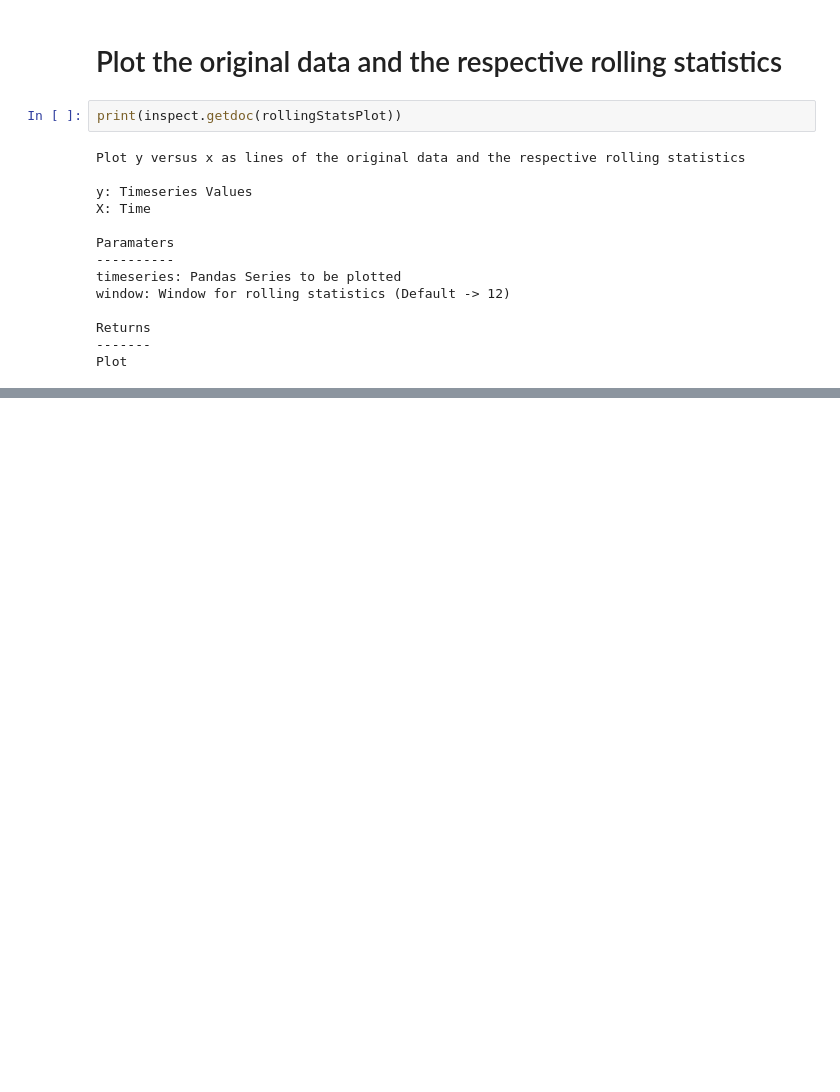
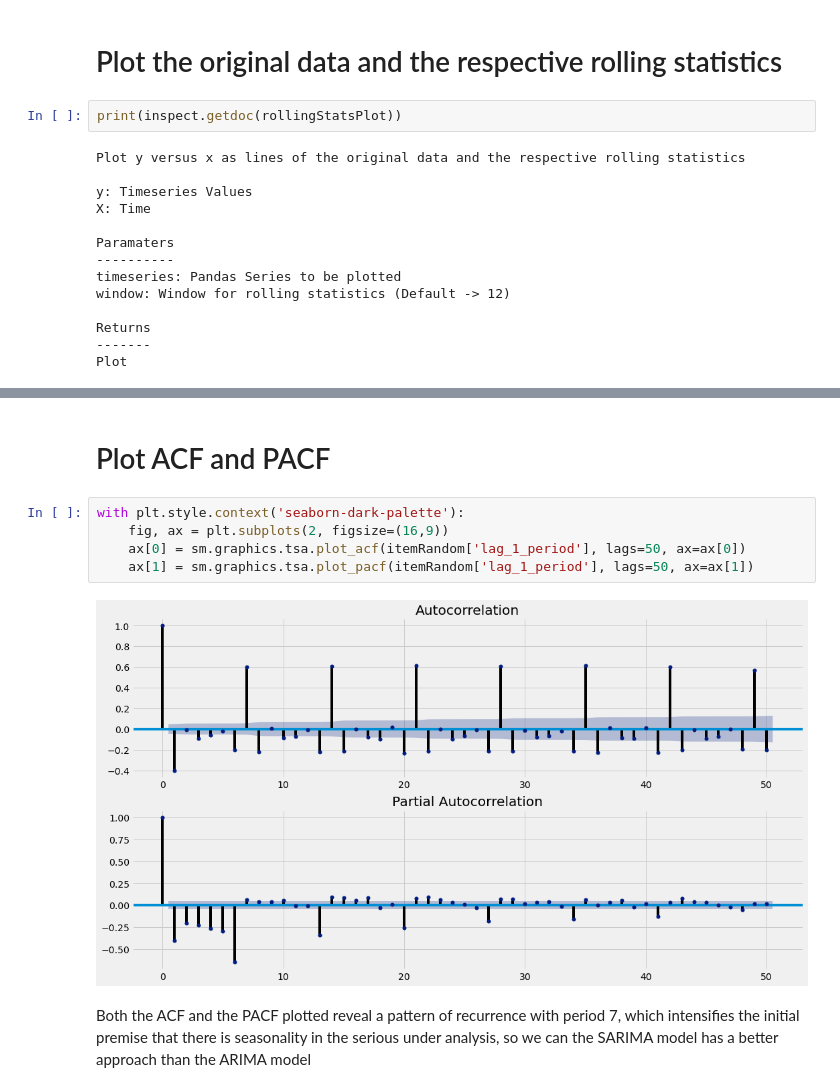
Before and after one commit to FabioCaffarello/Demand-Forecasting, a Jupyter notebook: 02-NoteBooks/01-Baseline.ipynb, the cells around one changed output, grey strips where cells are left out. Cells and saved outputs as stored; diff of their text form; blank space fills up the shorter version.

```diff
--- a/02-NoteBooks/01-Baseline.ipynb
+++ b/02-NoteBooks/01-Baseline.ipynb
@@ -132,0 +155,11 @@ rollingStatsPlot(item_random['sales'])
+# %% [markdown]
+# Plot ACF and PACF
+# %%
+with plt.style.context('seaborn-dark-palette'):
+    fig, ax = plt.subplots(2, figsize=(16,9))
+    ax[0] = sm.graphics.tsa.plot_acf(itemRandom['lag_1_period'], lags=50, ax=ax[0])
+    ax[1] = sm.graphics.tsa.plot_pacf(itemRandom['lag_1_period'], lags=50, ax=ax[1])
+# %% [output]
+[figure, added]
+# %% [markdown]
+Both the ACF and the PACF plotted reveal a pattern of recurrence with period 7, which intensifies the initial premise that there is seasonality in the serious under analysis, so we can the SARIMA model has a better approach than the ARIMA model
```
Also changed, not shown: parts of 18 cells of this notebook, 2 other files.
